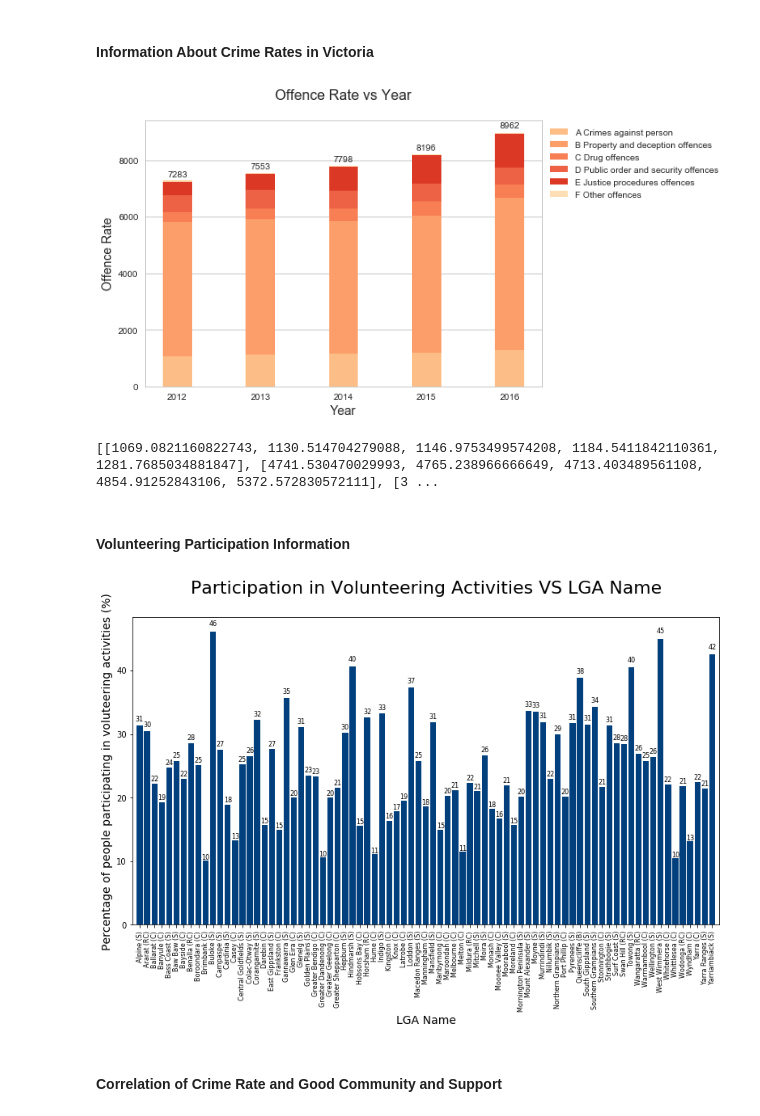
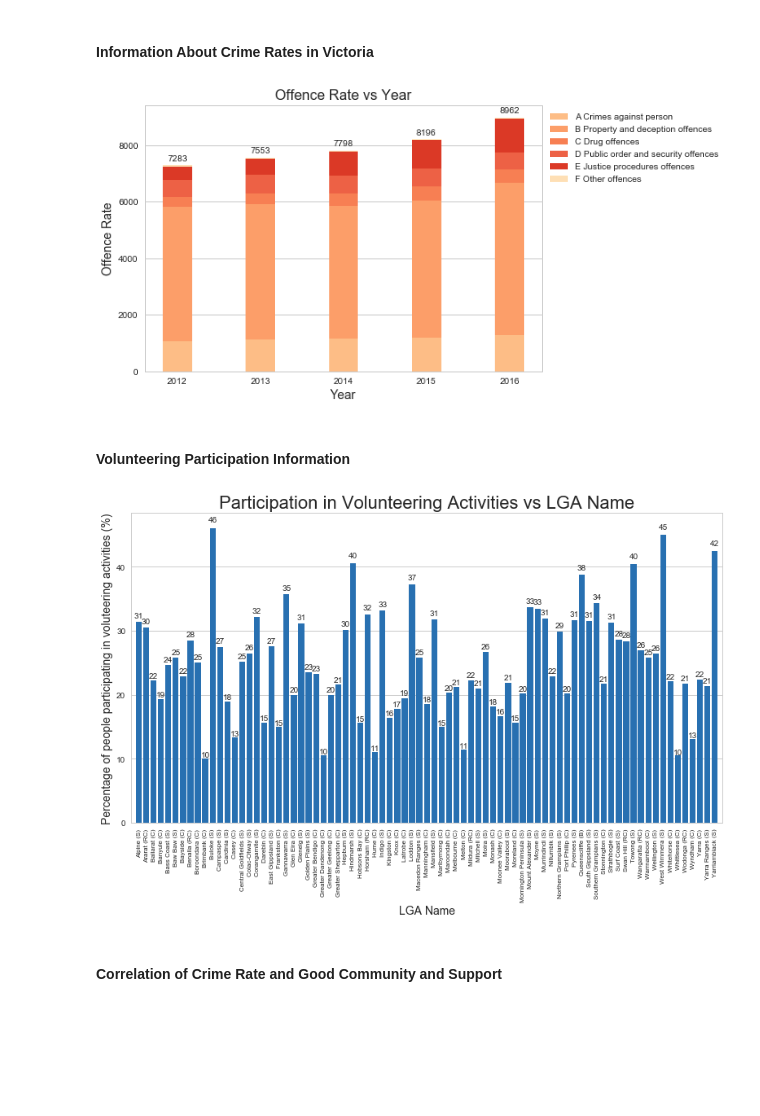
Before and after one commit to maleakhiw/crime-rate-edp, a Jupyter notebook: Data Wrangling and Analysis - maleakhiw.ipynb, the cells around one changed output. Cells and saved outputs as stored; diff of their text form; code cells hidden in the pictures; blank space fills up the shorter version.

```diff
--- a/Data Wrangling and Analysis - maleakhiw.ipynb
+++ b/Data Wrangling and Analysis - maleakhiw.ipynb
@@ -113,48 +113,45 @@ for i in range(len(offence_year_data)):
         y_data[j].append(offence_year_data[i][j])
 
 # PLOT to provide background information regarding increasing offence rate
 # Show offence increasing rate which thus a major problem in victoria
 year = [2012, 2013, 2014, 2015, 2016] # x data
 figure = plt.figure()
 ax = figure.add_subplot(111)
 width = 0.35
 
 # Create a stacked bar plot
 p_tot = ax.bar(year, y_data[6], width) # will be overwritten, just for labelling purposes
 p_a = ax.bar(year, y_data[0], width, color=sns.color_palette("OrRd", 10)[3])
 p_b = ax.bar(year, y_data[1], width, color=sns.color_palette("OrRd", 10)[4], bottom=y_data[0])
 p_c = ax.bar(year, y_data[2], width, color=sns.color_palette("OrRd", 10)[5], bottom=np.add(y_data[0], y_data[1]))
 p_d = ax.bar(year, y_data[3], width, color=sns.color_palette("OrRd", 10)[6], bottom=np.add(np.add(y_data[0],y_data[1]),y_data[2]))
 p_e = ax.bar(year, y_data[4], width, color=sns.color_palette("OrRd", 10)[7], bottom=np.add(np.add(np.add(y_data[0],y_data[1]),y_data[2]), y_data[3]))
 p_f = ax.bar(year, y_data[5], width, color=sns.color_palette("OrRd", 10)[1], bottom=np.add(np.add(np.add(np.add(y_data[0],y_data[1]),y_data[2]), y_data[3]), y_data[4]))
 
 # Settings
 ax.xaxis.grid(False)
-plt.title("Offence Rate vs Year\n", fontsize = 16)
+plt.title("Offence Rate vs Year", fontsize = 16)
 plt.xlabel("Year", fontsize=14)
 plt.ylabel("Offence Rate", fontsize=14)
 plt.legend((p_a[0], p_b[0], p_c[0], p_d[0], p_e[0], p_f[0]), ("A Crimes against person",
                                                               "B Property and deception offences",
                                                               "C Drug offences",
                                                               "D Public order and security offences",
                                                               "E Justice procedures offences", "F Other offences"), bbox_to_anchor=(1,1))
 label(p_tot)
 plt.show()
 # %% [output]
-[figure, old version]
+[figure, new version]
-# %%
-print(y_data)
-# %% [output]
-[[1069.0821160822743, 1130.514704279088, 1146.9753499574208, 1184.5411842110361, 1281.7685034881847], [4741.530470029993, 4765.238966666649, 4713.403489561108, 4854.91252843106, 5372.572830572111], [3 ...
 # %% [markdown]
 #### Volunteering Participation Information
 # %%
 # Provide background information regarding distribution percentage of volunteer activity
 figure2 = plt.figure(figsize = (13, 7))
 ax = figure2.add_subplot(111)
-bars2 = ax.bar(range(len(community_data["lga_name"])), community_data["volunteer_rating_percentage"], color = "#02407D")
+bars2 = ax.bar(range(len(community_data["lga_name"])), community_data["volunteer_rating_percentage"], color = sns.color_palette("RdBu", n_colors=7)[6])
+ax.xaxis.grid(False)
 
-plt.title("Participation in Volunteering Activities VS LGA Name\n", fontsize = 22)
+plt.title("Participation in Volunteering Activities vs LGA Name", fontsize = 22)
 plt.xticks(range(len(community_data["lga_name"])), community_data["lga_name"], rotation = "vertical", fontsize = 8)
 plt.xlabel("LGA Name", fontsize = 14)
 plt.ylabel("Percentage of people participating in voluteering activities (%)", fontsize = 14)
@@ -163,7 +160,7 @@ label(bars2)
 
 plt.show()
 # %% [output]
-[figure, old version]
+[figure, new version]
 # %% [markdown]
 #### Correlation of Crime Rate and Good Community and Support
 # %%
```
Also changed, not shown: parts of 3 cells of this notebook.
